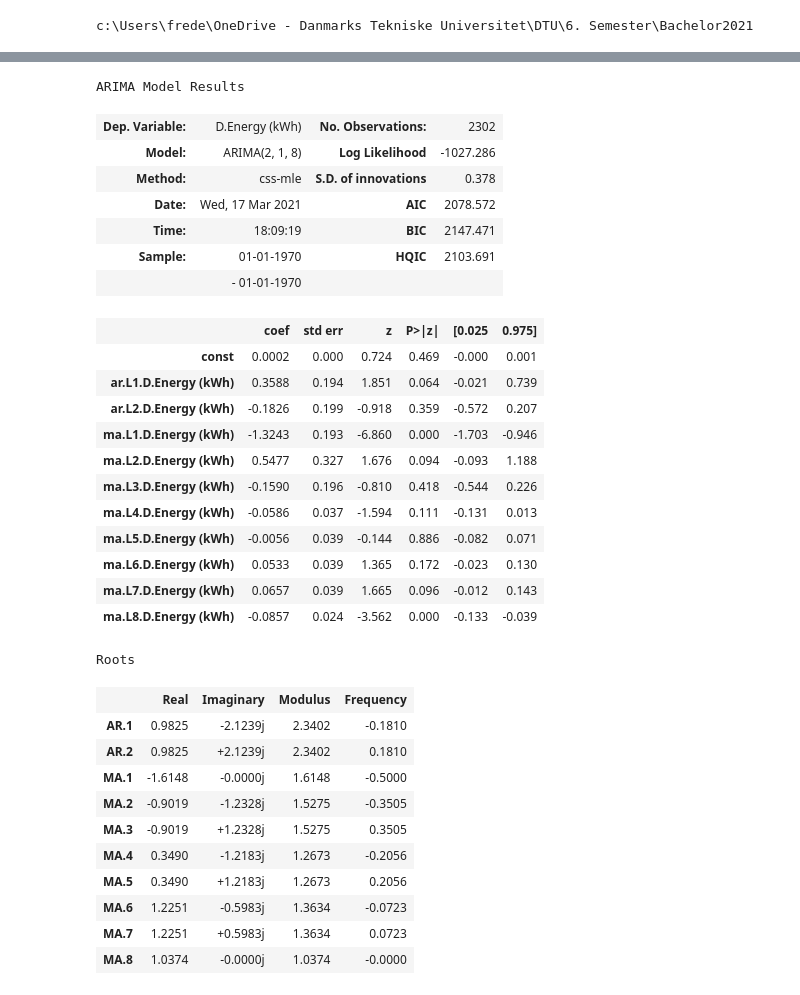
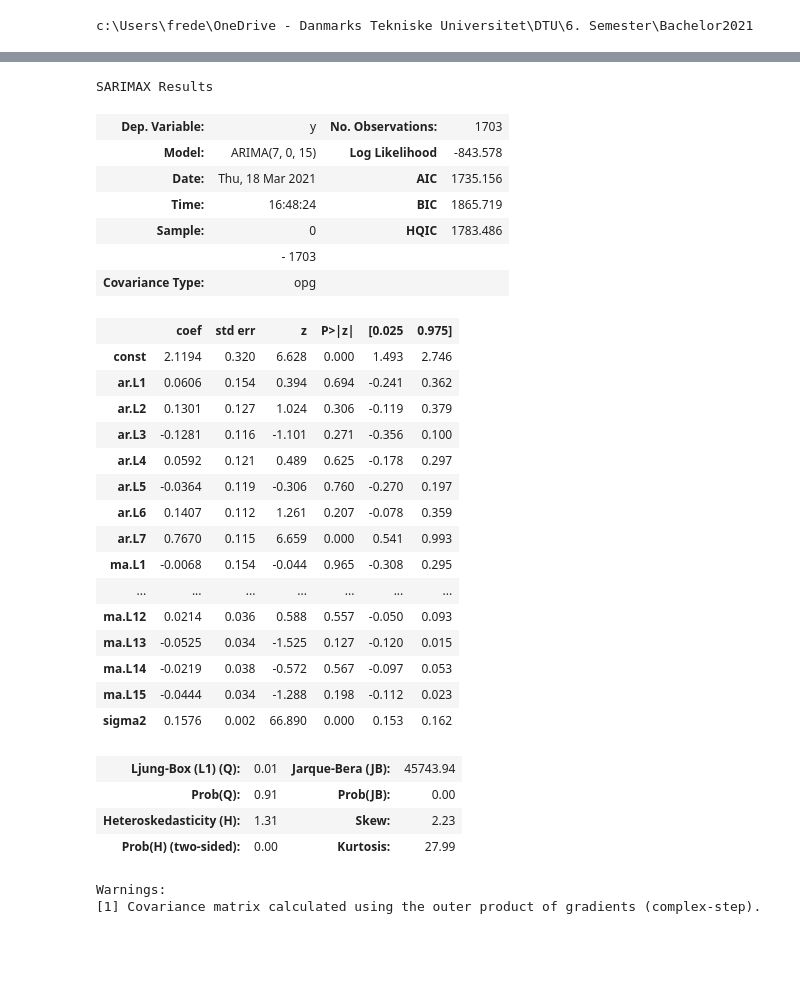
Before and after one commit to Jungar111/Bachelor2021, a Jupyter notebook: Modelling/ArimaTest.ipynb, the cells around one changed output, grey strips where cells are left out. Drawn from its saved outputs; the diff is of its cells as text; code cells hidden in the pictures; blank space fills up the shorter version.

```diff
--- a/Modelling/ArimaTest.ipynb
+++ b/Modelling/ArimaTest.ipynb
@@ -25,9 +25,16 @@ X = df[['Energy (kWh)_lag1', 'Energy (kWh)_lag2',
        'Energy (kWh)_lag3', 'Energy (kWh)_lag4', 'Energy (kWh)_lag5']]
 y = df[["Energy (kWh)","Start Date"]]
 X_train, X_test, y_train, y_test = train_test_split(X, y, test_size=0.25, random_state=42, shuffle=False)
+# %%
+y_test.index=y_test["Start Date"]
+y_test = y_test.drop(columns="Start Date")
+y_train.index=y_train["Start Date"]
+y_train = y_train.drop(columns="Start Date")
 # %%
 y_test.index=y_test["Start Date"]
-y_test.index = pd.DatetimeIndex(y_test.index).to_period('D')
+y_test.index = y_test.index.to_period('D')
 y_test = y_test.drop(columns="Start Date")
-y_train.index = pd.DatetimeIndex(y_train.index).to_period('D')
+
+y_train.index=y_train["Start Date"]
+y_train.index = y_train.index.to_period('D')
 y_train = y_train.drop(columns="Start Date")
@@ -55,2 +61,2 @@ plt.show()
 # %%
-model1 = ARIMA(y_train,order=(2,1,8))
+model1 = ARIMA(y_train.values[600:] ,order=(7,0,15))
@@ -101,4 +88,4 @@ Total fit time: 1.309 seconds
 # %%
-model_fit1 = model1.fit(solver="bfgs")
-model_fit1.mle_retvals
+model_fit = model1.fit()
+#method="innovations_mle"
 #model_fit = model.fit(y_train)
@@ -140,35 +92,33 @@ warnings.filterwarnings('ignore', 'statsmodels.tsa.arima_model.ARIMA',
 # %%
-model_fit1.summary()
+model_fit.summary()
 # %% [output]
-ARIMA Model Results
+SARIMAX Results
-| Dep. Variable: | D.Energy (kWh) | No. Observations: | 2302 |
-| Model: | ARIMA(2, 1, 8) | Log Likelihood | -1027.286 |
-| Method: | css-mle | S.D. of innovations | 0.378 |
-| Date: | Wed, 17 Mar 2021 | AIC | 2078.572 |
-| Time: | 18:09:19 | BIC | 2147.471 |
-| Sample: | 01-01-1970 | HQIC | 2103.691 |
-|  | - 01-01-1970 |  |  |
+| Dep. Variable: | y | No. Observations: | 1703 |
+| Model: | ARIMA(7, 0, 15) | Log Likelihood | -843.578 |
+| Date: | Thu, 18 Mar 2021 | AIC | 1735.156 |
+| Time: | 16:48:24 | BIC | 1865.719 |
+| Sample: | 0 | HQIC | 1783.486 |
+|  | - 1703 |  |  |
+| Covariance Type: | opg |  |  |
 |  | coef | std err | z | P>|z| | [0.025 | 0.975] |
-| const | 0.0002 | 0.000 | 0.724 | 0.469 | -0.000 | 0.001 |
-| ar.L1.D.Energy (kWh) | 0.3588 | 0.194 | 1.851 | 0.064 | -0.021 | 0.739 |
-| ar.L2.D.Energy (kWh) | -0.1826 | 0.199 | -0.918 | 0.359 | -0.572 | 0.207 |
-| ma.L1.D.Energy (kWh) | -1.3243 | 0.193 | -6.860 | 0.000 | -1.703 | -0.946 |
-| ma.L2.D.Energy (kWh) | 0.5477 | 0.327 | 1.676 | 0.094 | -0.093 | 1.188 |
-| ma.L3.D.Energy (kWh) | -0.1590 | 0.196 | -0.810 | 0.418 | -0.544 | 0.226 |
-| ma.L4.D.Energy (kWh) | -0.0586 | 0.037 | -1.594 | 0.111 | -0.131 | 0.013 |
-| ma.L5.D.Energy (kWh) | -0.0056 | 0.039 | -0.144 | 0.886 | -0.082 | 0.071 |
-| ma.L6.D.Energy (kWh) | 0.0533 | 0.039 | 1.365 | 0.172 | -0.023 | 0.130 |
-| ma.L7.D.Energy (kWh) | 0.0657 | 0.039 | 1.665 | 0.096 | -0.012 | 0.143 |
-| ma.L8.D.Energy (kWh) | -0.0857 | 0.024 | -3.562 | 0.000 | -0.133 | -0.039 |
+| const | 2.1194 | 0.320 | 6.628 | 0.000 | 1.493 | 2.746 |
+| ar.L1 | 0.0606 | 0.154 | 0.394 | 0.694 | -0.241 | 0.362 |
+| ar.L2 | 0.1301 | 0.127 | 1.024 | 0.306 | -0.119 | 0.379 |
+| ar.L3 | -0.1281 | 0.116 | -1.101 | 0.271 | -0.356 | 0.100 |
+| ar.L4 | 0.0592 | 0.121 | 0.489 | 0.625 | -0.178 | 0.297 |
+| ar.L5 | -0.0364 | 0.119 | -0.306 | 0.760 | -0.270 | 0.197 |
+| ar.L6 | 0.1407 | 0.112 | 1.261 | 0.207 | -0.078 | 0.359 |
+| ar.L7 | 0.7670 | 0.115 | 6.659 | 0.000 | 0.541 | 0.993 |
+| ma.L1 | -0.0068 | 0.154 | -0.044 | 0.965 | -0.308 | 0.295 |
+| ... | ... | ... | ... | ... | ... | ... |
+| ma.L12 | 0.0214 | 0.036 | 0.588 | 0.557 | -0.050 | 0.093 |
+| ma.L13 | -0.0525 | 0.034 | -1.525 | 0.127 | -0.120 | 0.015 |
+| ma.L14 | -0.0219 | 0.038 | -0.572 | 0.567 | -0.097 | 0.053 |
+| ma.L15 | -0.0444 | 0.034 | -1.288 | 0.198 | -0.112 | 0.023 |
+| sigma2 | 0.1576 | 0.002 | 66.890 | 0.000 | 0.153 | 0.162 |
+| Ljung-Box (L1) (Q): | 0.01 | Jarque-Bera (JB): | 45743.94 |
+| Prob(Q): | 0.91 | Prob(JB): | 0.00 |
+| Heteroskedasticity (H): | 1.31 | Skew: | 2.23 |
+| Prob(H) (two-sided): | 0.00 | Kurtosis: | 27.99 |
-Roots
+Warnings:
+[1] Covariance matrix calculated using the outer product of gradients (complex-step).
-|  | Real | Imaginary | Modulus | Frequency |
-| AR.1 | 0.9825 | -2.1239j | 2.3402 | -0.1810 |
-| AR.2 | 0.9825 | +2.1239j | 2.3402 | 0.1810 |
-| MA.1 | -1.6148 | -0.0000j | 1.6148 | -0.5000 |
-| MA.2 | -0.9019 | -1.2328j | 1.5275 | -0.3505 |
-| MA.3 | -0.9019 | +1.2328j | 1.5275 | 0.3505 |
-| MA.4 | 0.3490 | -1.2183j | 1.2673 | -0.2056 |
-| MA.5 | 0.3490 | +1.2183j | 1.2673 | 0.2056 |
-| MA.6 | 1.2251 | -0.5983j | 1.3634 | -0.0723 |
-| MA.7 | 1.2251 | +0.5983j | 1.3634 | 0.0723 |
-| MA.8 | 1.0374 | -0.0000j | 1.0374 | -0.0000 |
```
Also changed, not shown: parts of 15 cells of this notebook, 1 other file.
